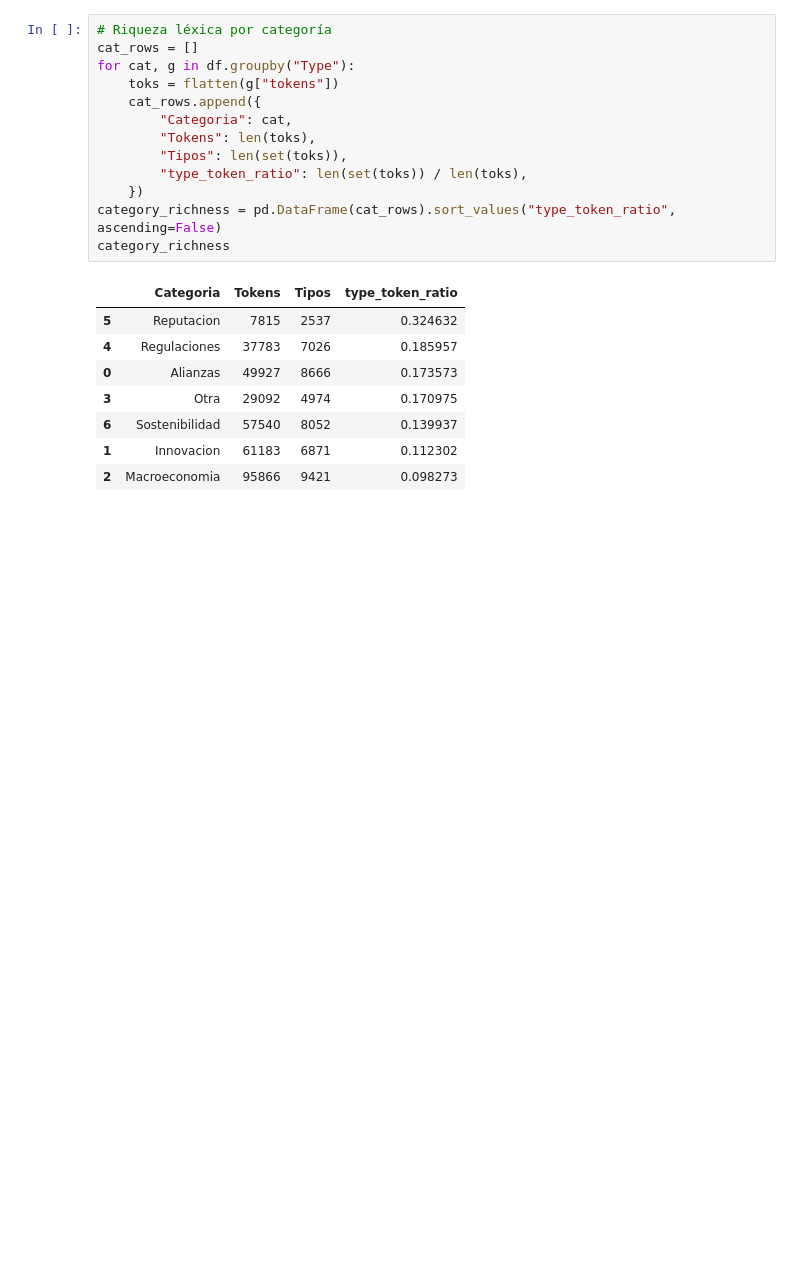
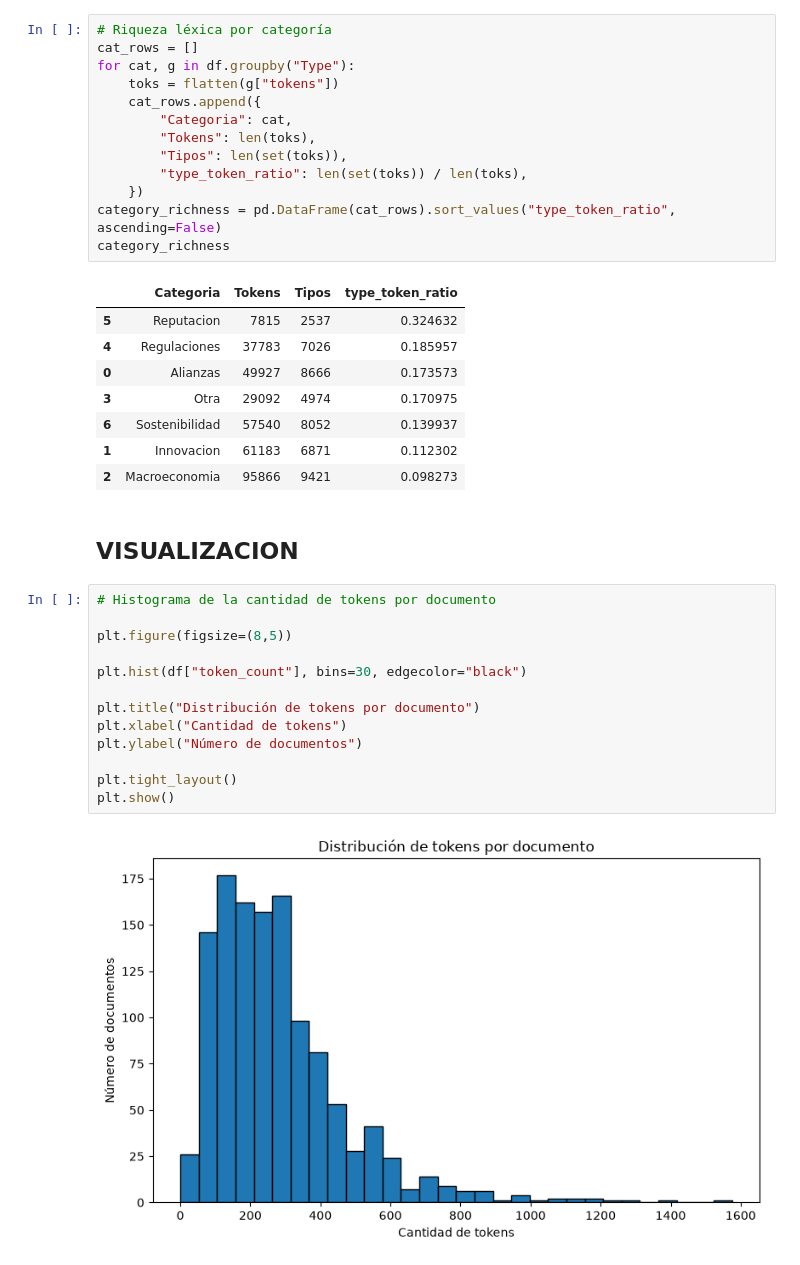
Before and after one commit to Cynthiss/NLP, a Jupyter notebook: Lab_1.ipynb, the cells around one changed output. Drawn from its saved outputs; the diff is of its cells as text; blank space fills up the shorter version.

Commit message:
Gráficas
Visualizacion en gráficas y algunas comparaciones

```diff
--- a/Lab_1.ipynb
+++ b/Lab_1.ipynb
@@ -253,3 +253,20 @@ category_richness
 | 6 | Sostenibilidad | 57540 | 8052 | 0.139937 |
 | 1 | Innovacion | 61183 | 6871 | 0.112302 |
 | 2 | Macroeconomia | 95866 | 9421 | 0.098273 |
+# %% [markdown]
+## VISUALIZACION
+# %%
+# Histograma de la cantidad de tokens por documento
+
+plt.figure(figsize=(8,5))
+
+plt.hist(df["token_count"], bins=30, edgecolor="black")
+
+plt.title("Distribución de tokens por documento")
+plt.xlabel("Cantidad de tokens")
+plt.ylabel("Número de documentos")
+
+plt.tight_layout()
+plt.show()
+# %% [output]
+[figure, added]
```
Also changed, not shown: parts of 3 cells of this notebook.
